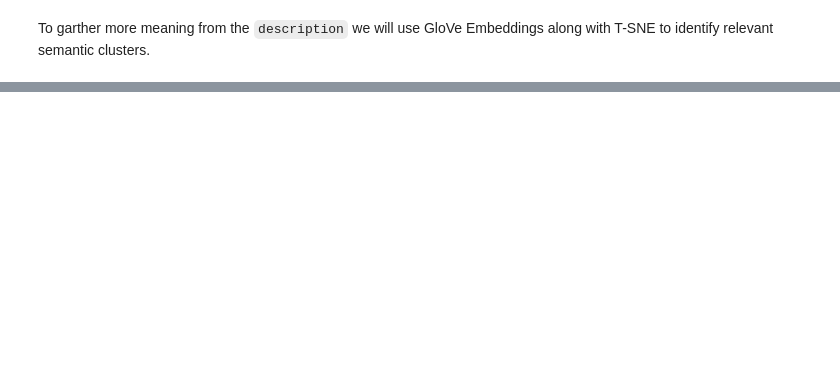
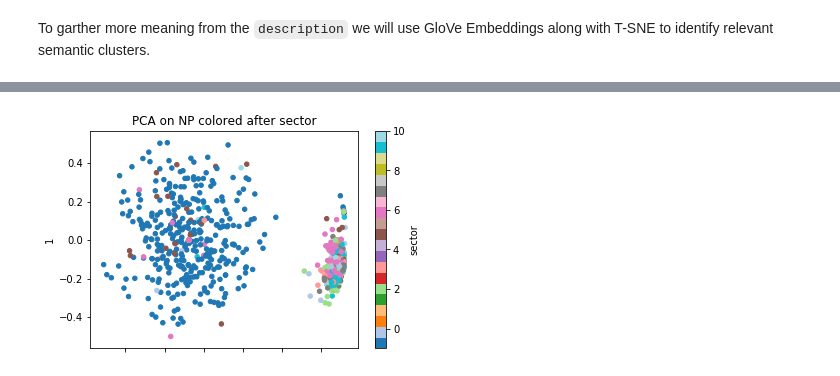
Before and after one commit to felixnext/stock_trend_analysis, a Jupyter notebook: notebooks/02-2_recommender-cleaning+features.ipynb, the cells around one changed output, grey strips where cells are left out. Saved outputs shown, nothing was run; the diff lists cells and outputs as text; code cells hidden in the pictures; blank space fills up the shorter version.

Commit message:
feat: completed recommender data analysis
- added tsne and pca for glove
- implemented correlation matrices

```diff
--- a/notebooks/02-2_recommender-cleaning+features.ipynb
+++ b/notebooks/02-2_recommender-cleaning+features.ipynb
@@ -193,21 +201,19 @@ df_vecs.head()
 | 4 | MU | Technology | Semiconductors | Nasdaq Global Select | 0 | 0 | 0 | 0 | 0 | 0 | ... | ... |
 5 rows × 9628 columns
 # %%
-from sklearn.decomposition import PCA
-from sklearn.manifold import TSNE
+
 
 # perform dimensionality reduction on vectors
-def calc_pca(vecs):
+def calc_pca(vecs, color='sector'):
     pca = PCA(n_components=2)
     vecs_pca = pca.fit_transform(vecs)
     vecs_pca = pd.DataFrame(vecs_pca)
 
     # combine data
     df_vecs = pd.concat([df_profile[['symbol', 'sector', 'industry', 'exchange']], vecs_pca], axis=1)
-    color = 'sector'
     df_vecs[color] = df_vecs[color].astype("category").cat.codes
 
     # scatter plot data
-    df_vecs.plot.scatter(0, 1, c=color, cmap='tab20', title='PCA on NP colored after sector');
+    df_vecs.plot.scatter(0, 1, c=color, cmap='tab20', title='PCA on NP colored after {}'.format(color));
 
-calc_pca(vecs)
+#calc_pca(vecs)
@@ -236,14 +244,14 @@ calc_tsne(vecs)
 # %% [markdown]
 To garther more meaning from the `description` we will use GloVe Embeddings along with T-SNE to identify relevant semantic clusters.
 # %%
-import sklearn_recommender as rec
+
 
 # optional: download package
 rec.glove.download('twitter')
 
 # create recommender
 gt = rec.glove.GloVeTransformer('twitter', 25, 'sent', tokenizer=rec.nlp.tokenize_clean)
-embs = gt.transform(df_profile['description'])
+embs = gt.transform(df_profile['description'].fillna(""))
 embs = pd.DataFrame(embs)
 
 embs.head()
@@ -250,4 +267,6 @@ embs.head()
 # %%
-calc_pca(embs)
+calc_pca(embs, 'sector')
+# %% [output]
+[figure, added]
 # %%
 calc_tsne(embs)
```
Also changed, not shown: parts of 13 cells of this notebook, 7 other files.
